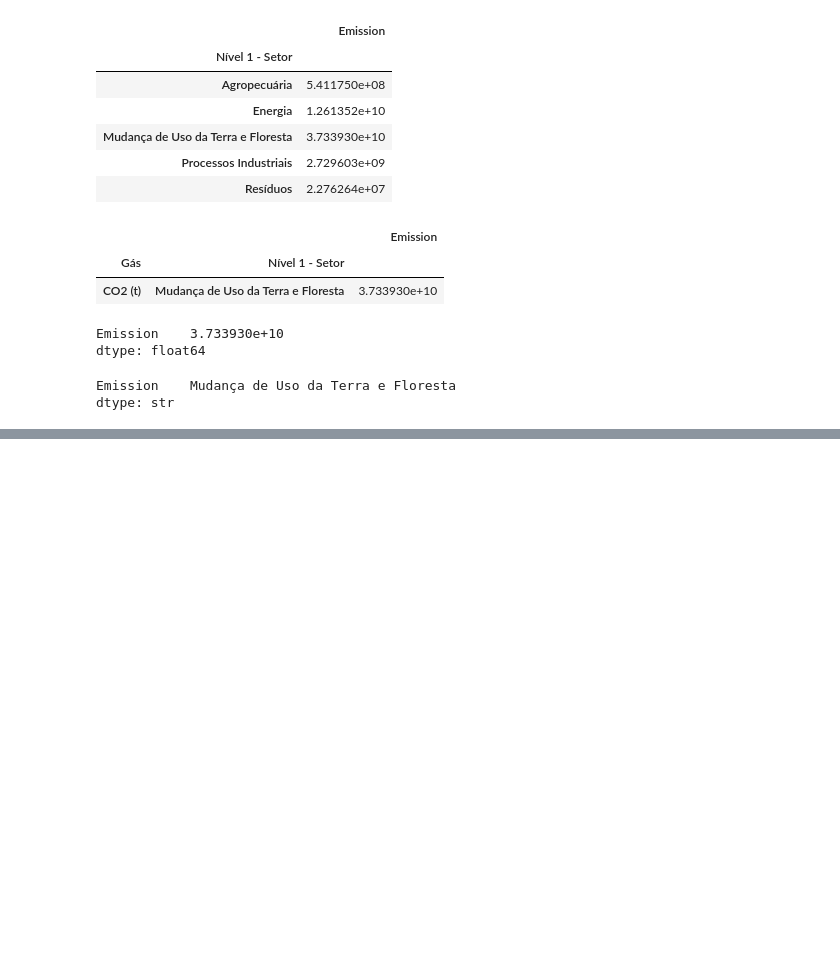
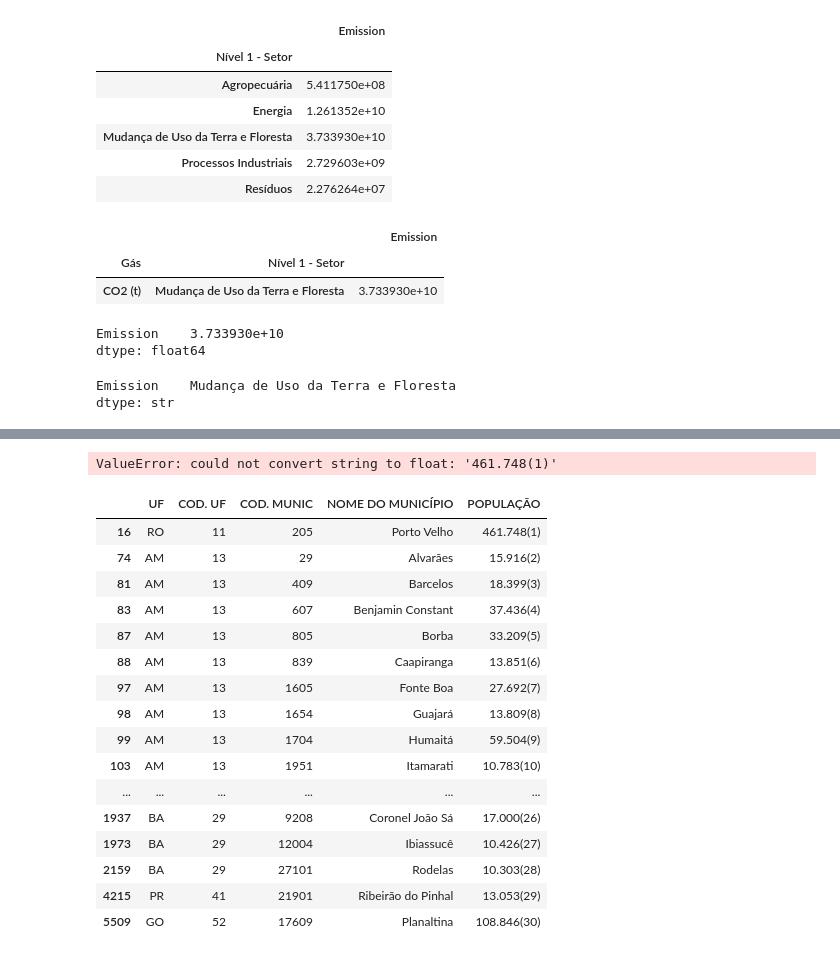
Before and after one commit to Du442/Data-Science, a Jupyter notebook: third-course/first-class.ipynb, the cells around one changed output, grey strips where cells are left out. Cells and saved outputs as stored; diff of their text form; code cells hidden in the pictures; blank space fills up the shorter version.

```diff
--- a/third-course/first-class.ipynb
+++ b/third-course/first-class.ipynb
@@ -393,0 +599,3 @@ dtype: str
+# %%
+states_population = pd.read_excel('data/POP2022_Municipios.xls', header=1, skipfooter=34)
+states_population
@@ -393,0 +637,24 @@ dtype: str
+# %%
+states_population['POPULAÇÃO'].astype(float)
+# %% [output]
+ValueError: could not convert string to float: '461.748(1)'
+# %%
+states_population[states_population['POPULAÇÃO'].str.contains('\(', na=False)]
+# %% [output]
+|  | UF | COD. UF | COD. MUNIC | NOME DO MUNICÍPIO | POPULAÇÃO |
+| 16 | RO | 11 | 205 | Porto Velho | 461.748(1) |
+| 74 | AM | 13 | 29 | Alvarães | 15.916(2) |
+| 81 | AM | 13 | 409 | Barcelos | 18.399(3) |
+| 83 | AM | 13 | 607 | Benjamin Constant | 37.436(4) |
+| 87 | AM | 13 | 805 | Borba | 33.209(5) |
+| 88 | AM | 13 | 839 | Caapiranga | 13.851(6) |
+| 97 | AM | 13 | 1605 | Fonte Boa | 27.692(7) |
+| 98 | AM | 13 | 1654 | Guajará | 13.809(8) |
+| 99 | AM | 13 | 1704 | Humaitá | 59.504(9) |
+| 103 | AM | 13 | 1951 | Itamarati | 10.783(10) |
+| ... | ... | ... | ... | ... | ... |
+| 1937 | BA | 29 | 9208 | Coronel João Sá | 17.000(26) |
+| 1973 | BA | 29 | 12004 | Ibiassucê | 10.426(27) |
+| 2159 | BA | 29 | 27101 | Rodelas | 10.303(28) |
+| 4215 | PR | 41 | 21901 | Ribeirão do Pinhal | 13.053(29) |
+| 5509 | GO | 52 | 17609 | Planaltina | 108.846(30) |
```
Also changed, not shown: parts of 20 cells of this notebook, 1 other file.
